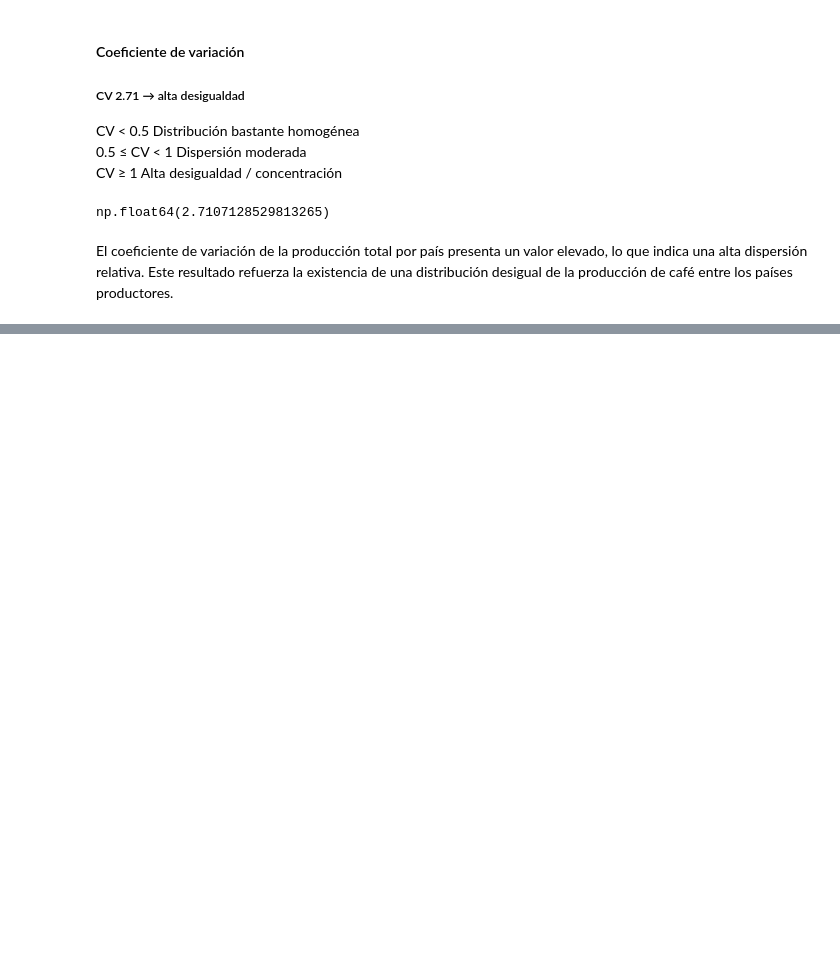
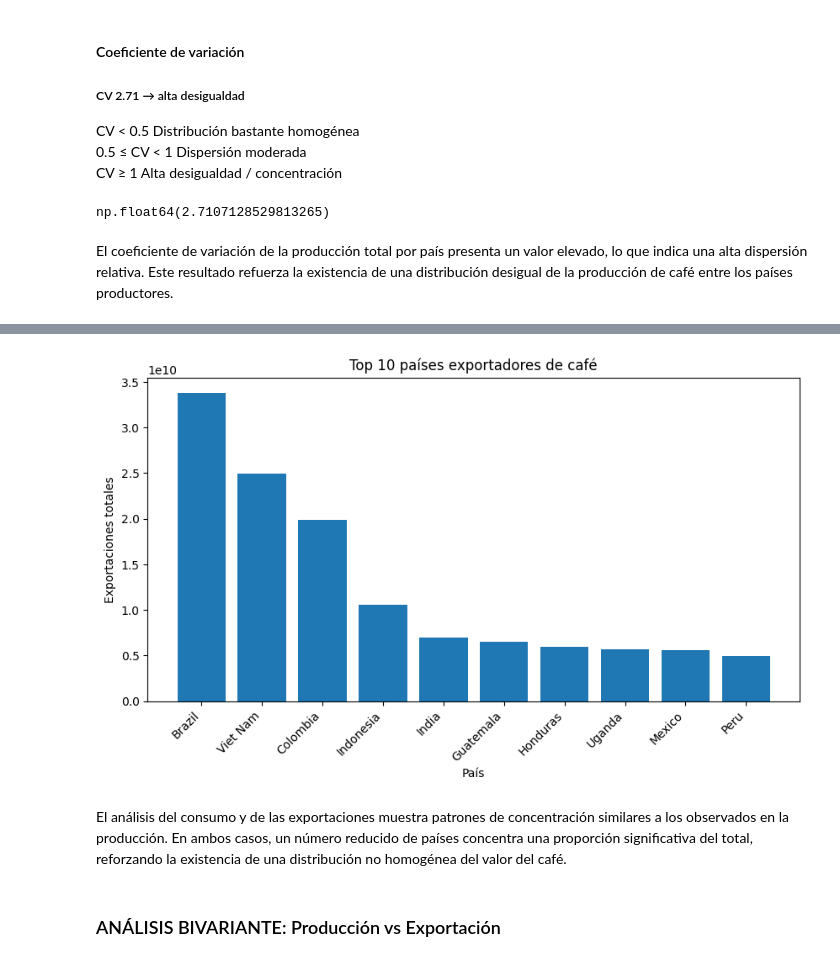
Before and after one commit to lucia-luzuriaga/EDA_Consumo_cafe, a Jupyter notebook: Analisis_Production_H1.ipynb, the cells around one changed output, grey strips where cells are left out. Saved outputs shown, nothing was run; the diff lists cells and outputs as text; code cells hidden in the pictures; blank space fills up the shorter version.

```diff
--- a/Analisis_Production_H1.ipynb
+++ b/Analisis_Production_H1.ipynb
@@ -171,0 +303,10 @@ El coeficiente de variación de la producción total por país presenta un valor
+# %%
+exportaciones_pais = (
+    df_export
+    .groupby("Country")["Total_export"]
+    .sum()
+    .sort_values(ascending=False)
+    .reset_index()
+)
+
+exportaciones_pais.head()
@@ -171,0 +320,19 @@ El coeficiente de variación de la producción total por país presenta un valor
+# %%
+top10_export = exportaciones_pais.head(10)
+
+plt.figure(figsize=(10,5))
+plt.bar(top10_export["Country"], top10_export["Total_export"])
+plt.xticks(rotation=45, ha="right")
+plt.title("Top 10 países exportadores de café")
+plt.ylabel("Exportaciones totales")
+plt.xlabel("País")
+plt.show()
+# %% [output]
+[figure, added]
+# %% [markdown]
+El análisis del consumo y de las exportaciones muestra patrones de concentración
+similares a los observados en la producción. En ambos casos, un número reducido
+de países concentra una proporción significativa del total, reforzando la
+existencia de una distribución no homogénea del valor del café.
+# %% [markdown]
+### ANÁLISIS BIVARIANTE: Producción vs Exportación
```
Also changed, not shown: parts of 33 cells of this notebook.
